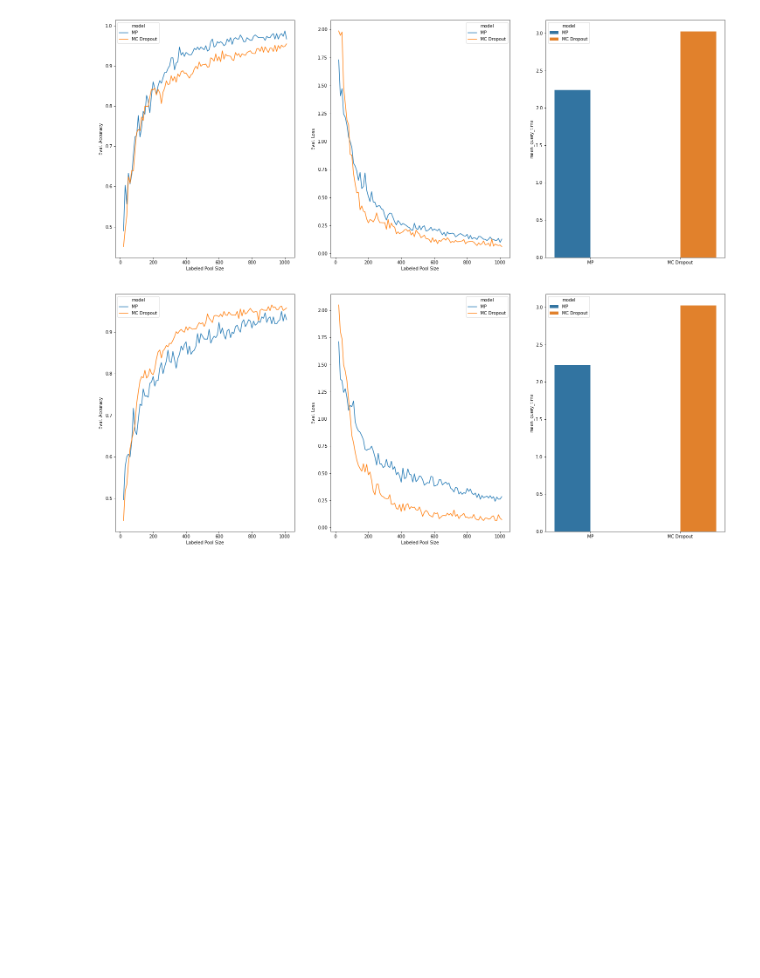
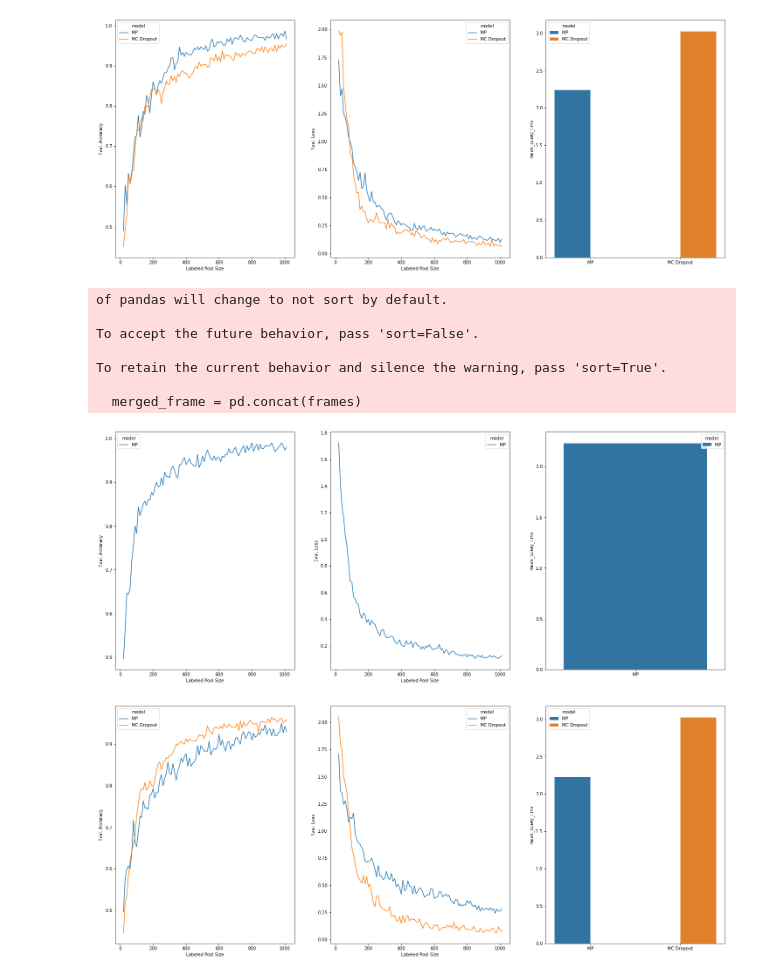
Before and after one commit to ExLeonem/master-thesis-code, a Jupyter notebook: wp/notebooks/experiments/mnist/fchollet.ipynb, the cells around one changed output. Saved outputs shown, nothing was run; the diff lists cells and outputs as text; code cells hidden in the pictures; blank space fills up the shorter version.

```diff
--- a/wp/notebooks/experiments/mnist/fchollet.ipynb
+++ b/wp/notebooks/experiments/mnist/fchollet.ipynb
@@ -299,6 +326,17 @@ compare_architectures([df_mean, merged], "BALD")
 compare_architectures([df_mean, merged], "Max. Entropy")
 # %% [output]
 [figure]
+# %%
+compare_architectures([df_mean, merged], "Max. Var. Ratio")
+# %% [output]
+of pandas will change to not sort by default.
+
+To accept the future behavior, pass 'sort=False'.
+
+To retain the current behavior and silence the warning, pass 'sort=True'.
+
+  merged_frame = pd.concat(frames)
+[figure, added]
 # %%
 compare_architectures([df_mean, merged], "Mean Std.")
 # %% [output]
```
Also changed, not shown: parts of 10 cells of this notebook, 8 other files.
